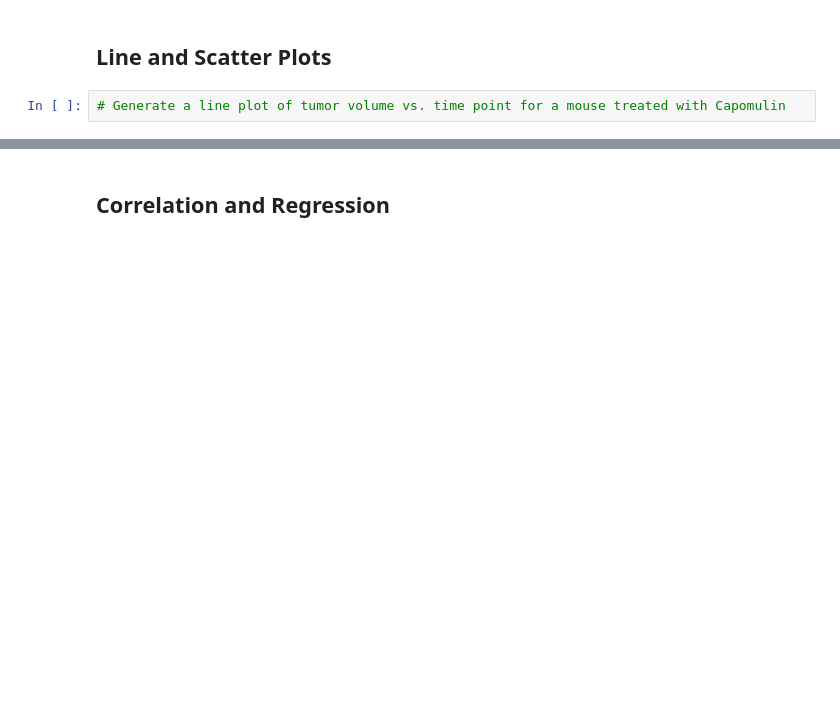
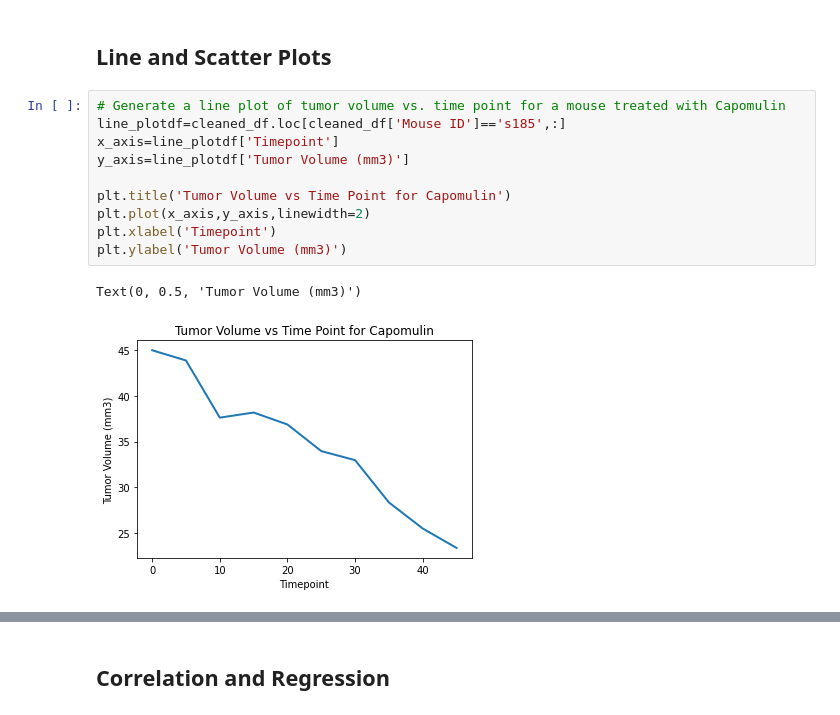
Before and after one commit to nhaile96/matplotlib_HW, a Jupyter notebook: Pymaceuticals/pymaceuticals_starter.ipynb, the cells around one changed output, grey strips where cells are left out. Saved outputs shown, nothing was run; the diff lists cells and outputs as text; blank space fills up the shorter version.

```diff
--- a/Pymaceuticals/pymaceuticals_starter.ipynb
+++ b/Pymaceuticals/pymaceuticals_starter.ipynb
@@ -236,5 +351,16 @@ plt.axis("equal")
 ## Line and Scatter Plots
 # %%
 # Generate a line plot of tumor volume vs. time point for a mouse treated with Capomulin
+line_plotdf=cleaned_df.loc[cleaned_df['Mouse ID']=='s185',:]
+x_axis=line_plotdf['Timepoint']
+y_axis=line_plotdf['Tumor Volume (mm3)']
+
+plt.title('Tumor Volume vs Time Point for Capomulin')
+plt.plot(x_axis,y_axis,linewidth=2)
+plt.xlabel('Timepoint')
+plt.ylabel('Tumor Volume (mm3)')
+# %% [output]
+Text(0, 0.5, 'Tumor Volume (mm3)')
+[figure, added]
 # %%
 # Generate a scatter plot of average tumor volume vs. mouse weight for the Capomulin regimen
```
Also changed, not shown: parts of 9 cells of this notebook.
